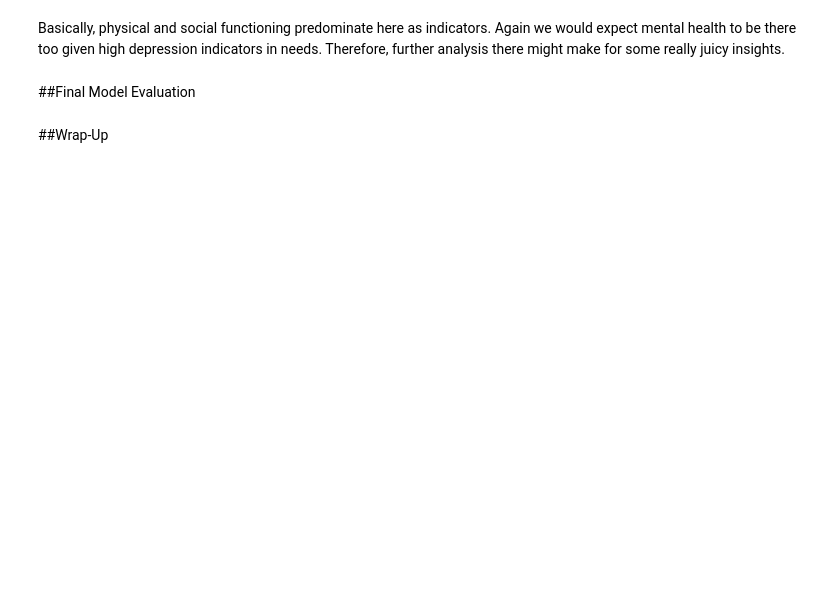
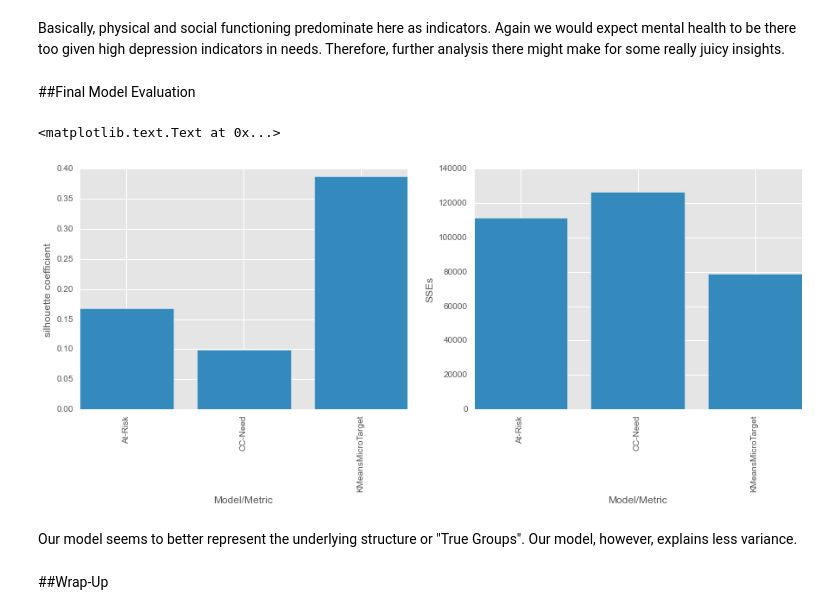
Before and after one commit to cesleem/DAT_SF_14, a Jupyter notebook: project/DAT14-FinalProject-Cluster-Analysis.ipynb, the cells around one changed output. Cells and saved outputs as stored; diff of their text form; code cells hidden in the pictures; blank space fills up the shorter version.

```diff
--- a/project/DAT14-FinalProject-Cluster-Analysis.ipynb
+++ b/project/DAT14-FinalProject-Cluster-Analysis.ipynb
@@ -751,36 +738,47 @@ Basically, physical and social functioning predominate here as indicators.  Agai
 # %%
 #Plot AtRisk, CC-Need, segment_k_3 against health factors to evaluate
 #precision for the three? how many true, true for AtR-seg, CC-seg
 
 #1. SC and SSE on other class labels
 X = km_X
 
 #get index from X, retrieve AtR from Profile
 AtR_labels = profile.loc[(km_X.index), 'AT-RISK'].values
 CC_Need_labels = profile.loc[(km_X.index), 'CC-NEED'].values
 
 def get_scores(X, labels):
-    #store SC & SSE scores for each k run
+    #store SC & SSE scores for each model
     Sil_coef = metrics.silhouette_score(X, labels, metric='euclidean')
     SSE = get_SSE(X, labels)
     return SSE, Sil_coef
 
 AtR_SSE, AtR_Sil_coef = get_scores(X, AtR_labels)
 CC_Need_SSE, CC_Need_Sil_coef = get_scores(X, CC_Need_labels)
 
 model_labels = ['At-Risk', 'CC-Need', 'KMeansMicroTarget']
 model_Sil_Coefs = [AtR_Sil_coef, CC_Need_Sil_coef, Sil_coefs[0]]
 model_SSEs = [AtR_SSE, CC_Need_SSE, SSEs[0]]
 
 
 fig_compare, (ax1, ax2) = plt.subplots(1,2, figsize=(15,5), sharex=True)
-ax1.bar(model_Sil_Coefs, model_labels)
+
+width=0.8
+ax1.bar(x1, model_Sil_Coefs, width=width)
+ax1.set_xticks(x1 + width/2)
+ax1.set_xticklabels(model_labels, rotation=90)
 ax1.set_xlabel('Model/Metric')
 ax1.set_ylabel('silhouette coefficient')
 
-# plot here on ax2
-ax2.plot(SSEs, model_labels)
+# # plot here on ax2
+ax2.bar(x1, model_SSEs, width=width)
+ax2.set_xticks(x1 + width/2)
+ax2.set_xticklabels(model_labels, rotation=90)
 ax2.set_xlabel('Model/Metric')
-ax2.set_ylabel('SSE');
+ax2.set_ylabel('SSEs')
+# %% [output]
+<matplotlib.text.Text at 0x...>
+[figure, added]
+# %% [markdown]
+Our model seems to better represent the underlying structure or "True Groups".  Our model, however, explains less variance.
 # %% [markdown]
 ##Wrap-Up
```
Also changed, not shown: parts of 61 cells of this notebook, 2 other files.
